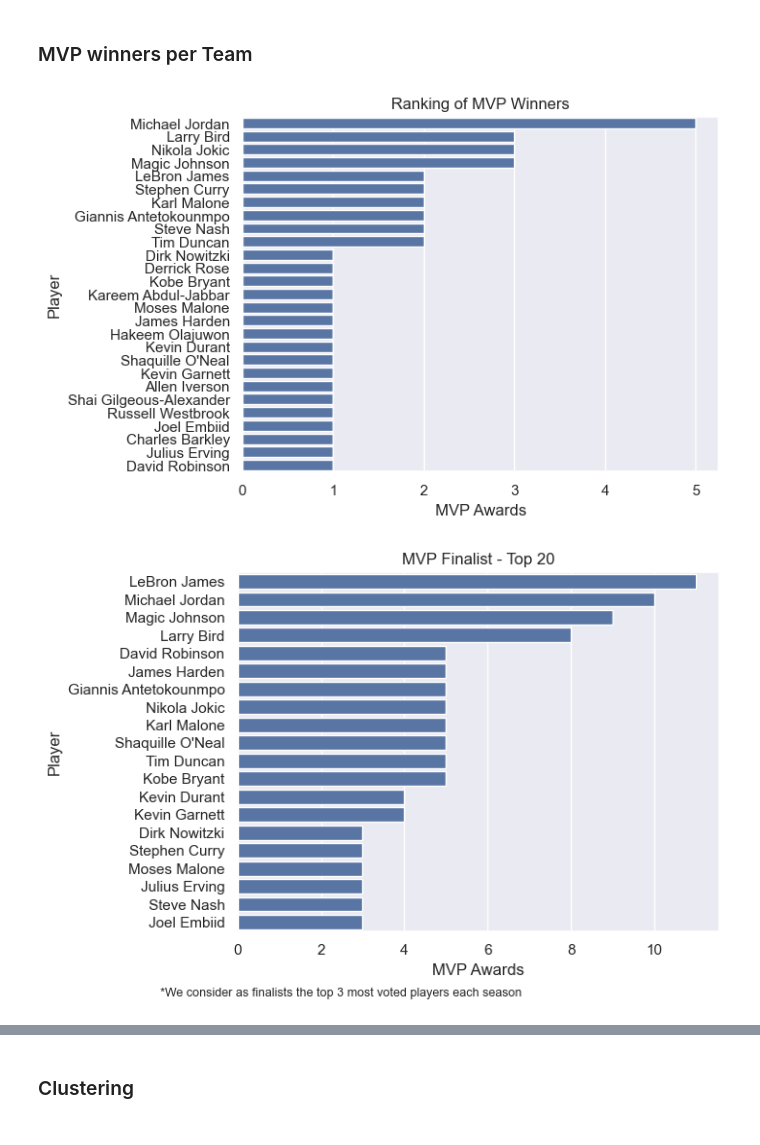
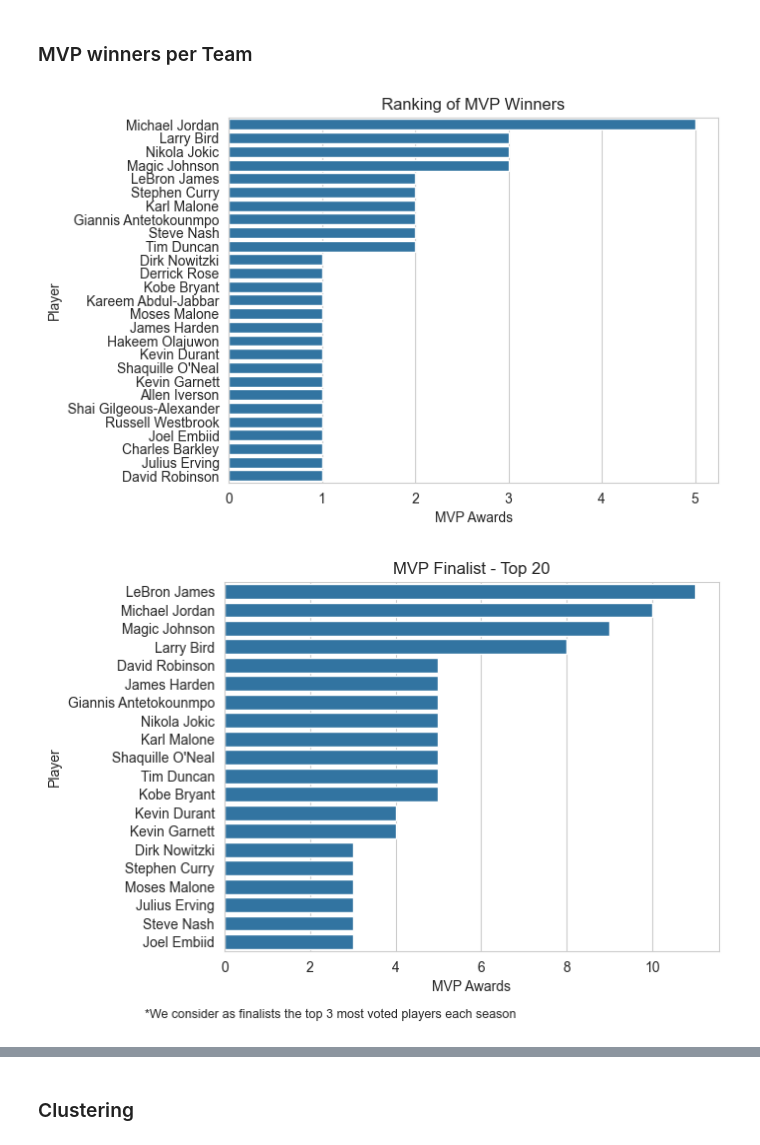
Before and after one commit to valevil27/nba-mvp-analysis, a Jupyter notebook: main.ipynb, the cells around one changed output, grey strips where cells are left out. Drawn from its saved outputs; the diff is of its cells as text; code cells hidden in the pictures.

```diff
--- a/main.ipynb
+++ b/main.ipynb
@@ -10,7 +10,7 @@ from pathlib import Path
 import matplotlib.pyplot as plt
 %matplotlib inline
 import seaborn as sns
-sns.set()
+sns.set_style("whitegrid")
 warnings.filterwarnings('ignore')
 # %% [markdown]
 - votaciones: https://www.basketball-reference.com/awards/awards_1989.html#all_nba_mvp
@@ -171,17 +171,18 @@ plt.title("Ranking of MVP Winners")
 plt.xlabel("MVP Awards")
 plt.show()
 # %% [output]
-[figure, old version]
+[figure, new version]
 # %%
+df_fin = df.copy()[df["Rank"] <= 3]
 sns.barplot(
-    df_p[df_p["Rank"] <= 3].groupby("Player").count().sort_values("Year", ascending=False).nlargest(20, "Year"),
+    df_fin.groupby("Player").count().sort_values("Year", ascending=False).nlargest(20, "Year"),
     y="Player",
     x="Year",
 )
 plt.title("MVP Finalist - Top 20")
 plt.figtext(0, -0.03, "*We consider as finalists the top 3 most voted players each season", ha="left", fontsize=9)
 plt.xlabel("MVP Awards")
 plt.show()
 # %% [output]
-[figure, old version]
+[figure, new version]
 # %%
```
Also changed, not shown: parts of 9 cells of this notebook.
